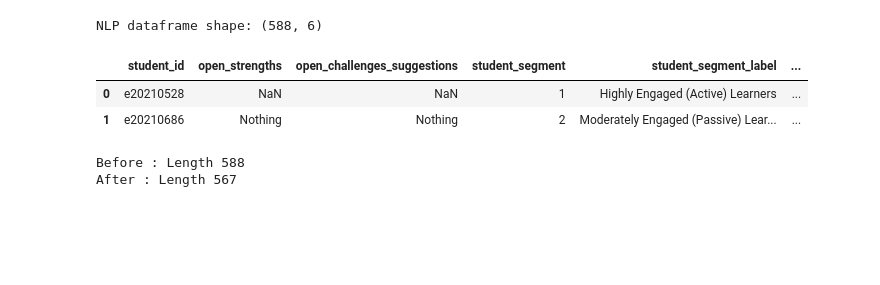
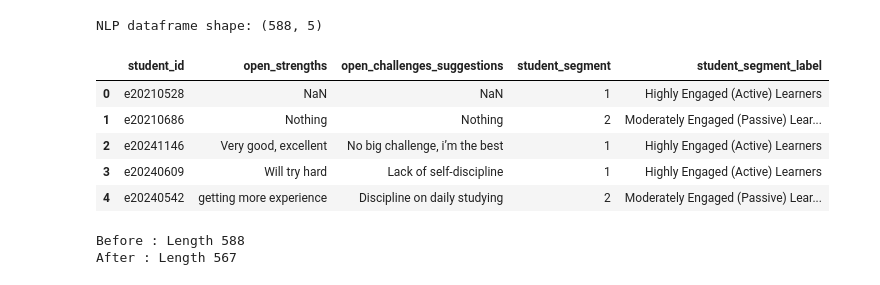
Before and after one commit to Ratnatepy/Blended-Learning, a Jupyter notebook: notebook/05-translation_preprocessing.ipynb, the cells around one changed output. Drawn from its saved outputs; the diff is of its cells as text; code cells hidden in the pictures; blank space fills up the shorter version.

```diff
--- a/notebook/05-translation_preprocessing.ipynb
+++ b/notebook/05-translation_preprocessing.ipynb
@@ -7,18 +7,20 @@ df = pd.read_csv(settings.path['output_cluster_path'])
 # %%
 columns = [
     'student_id',
     'open_strengths',
     'open_challenges_suggestions',
     'student_segment',
     'student_segment_label',
-    'cluster_label'
 ]
-df_nlp = df[columns].copy()
-print(f"NLP dataframe shape: {df_nlp.shape}")
-display(df_nlp.head(n=2))
+df_selected = df[columns].copy()
+print(f"NLP dataframe shape: {df_selected.shape}")
+display(df_selected.head(n=5))
 # %% [output]
-NLP dataframe shape: (588, 6)
+NLP dataframe shape: (588, 5)
-|  | student_id | open_strengths | open_challenges_suggestions | student_segment | student_segment_label | ... |
-| 0 | e20210528 | NaN | NaN | 1 | Highly Engaged (Active) Learners | ... |
-| 1 | e20210686 | Nothing | Nothing | 2 | Moderately Engaged (Passive) Lear... | ... |
+|  | student_id | open_strengths | open_challenges_suggestions | student_segment | student_segment_label |
+| 0 | e20210528 | NaN | NaN | 1 | Highly Engaged (Active) Learners |
+| 1 | e20210686 | Nothing | Nothing | 2 | Moderately Engaged (Passive) Lear... |
+| 2 | e20241146 | Very good, excellent | No big challenge, i’m the best | 1 | Highly Engaged (Active) Learners |
+| 3 | e20240609 | Will try hard | Lack of self-discipline | 1 | Highly Engaged (Active) Learners |
+| 4 | e20240542 | getting more experience | Discipline on daily studying | 2 | Moderately Engaged (Passive) Lear... |
 # %%
```
Also changed, not shown: parts of 4 cells of this notebook, 6 other files.
